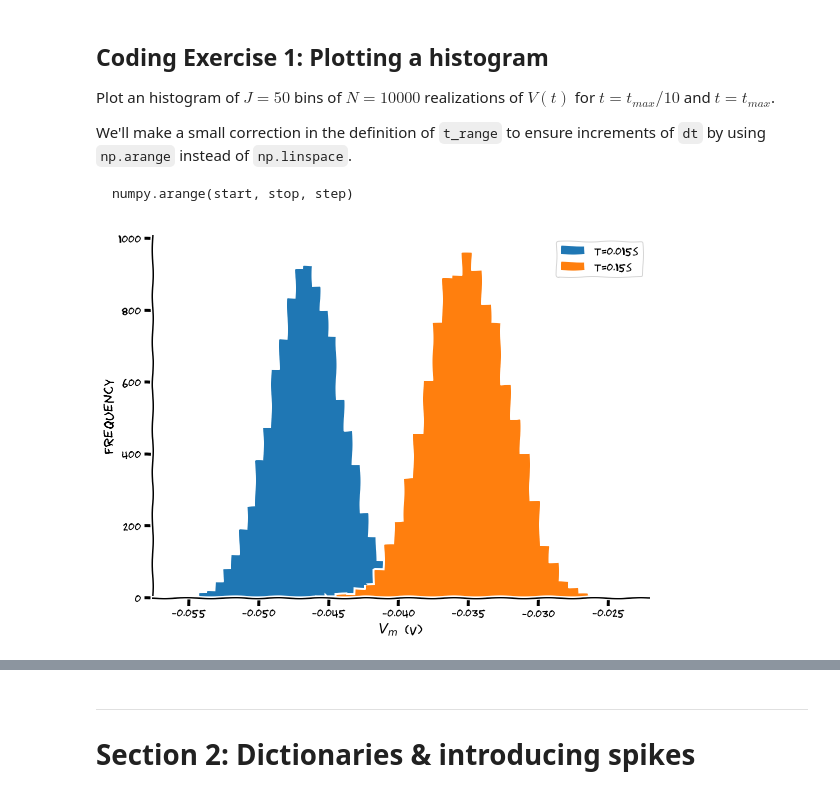
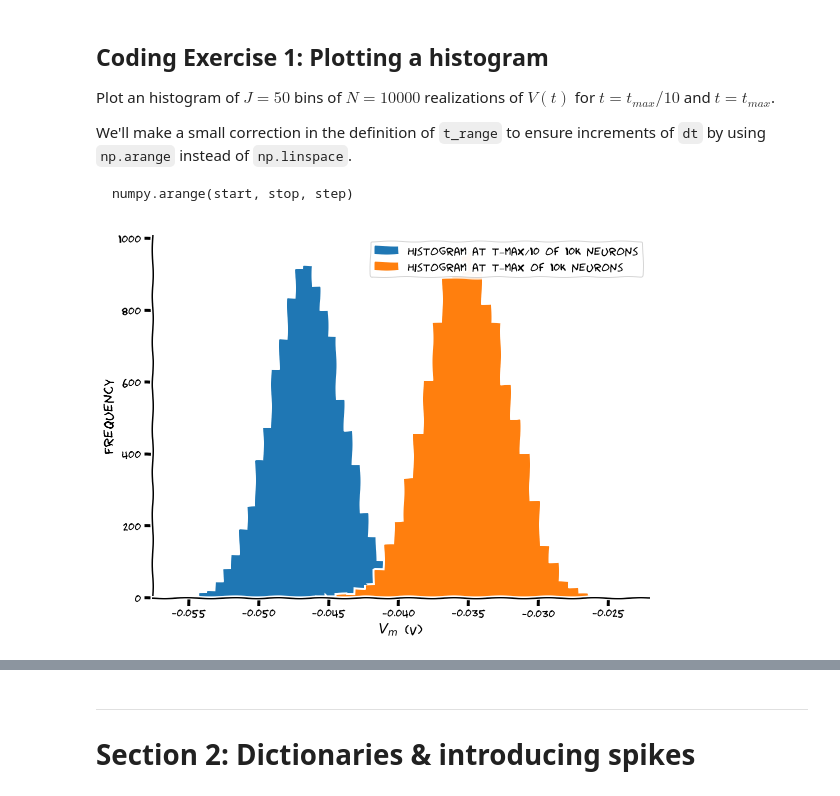
Before and after one commit to SuhaasAdiraju/NeuromatchAcademy2021_Workthrough_SA, a Jupyter notebook: tutorials/W0D2_PythonWorkshop2/student/W0D2_Tutorial1.ipynb, the cells around one changed output, grey strips where cells are left out. Saved outputs shown, nothing was run; the diff lists cells and outputs as text; code cells hidden in the pictures.

```diff
--- a/tutorials/W0D2_PythonWorkshop2/student/W0D2_Tutorial1.ipynb
+++ b/tutorials/W0D2_PythonWorkshop2/student/W0D2_Tutorial1.ipynb
@@ -209,8 +209,11 @@ We'll make a small correction in the definition of `t_range` to ensure increment
 #################################################
 ## TODO for students: fill out code to plot histogram ##
 # Fill out code and comment or remove the next line
-    #raise NotImplementedError("Student exercise: You need to plot histogram")
+      #raise NotImplementedError("Student exercise: You need to plot histogram")
 #################################################
+
+
+# tutorial instructions says 50 bins, they meant 32....
 
 # Set random number generator
 np.random.seed(2020)
@@ -219,40 +222,37 @@ np.random.seed(2020)
 t_range = np.arange(0, t_max, dt)
 step_end = len(t_range)
 n = 10000
 v_n = el * np.ones([n, step_end])
 i = i_mean * (1 + 0.1 * (t_max / dt)**(0.5) * (2 * np.random.random([n, step_end]) - 1))
 nbins = 32
 
 # Loop over time steps
 for step, t in enumerate(t_range):
 
   # Skip first iteration
   if step==0:
     continue
 
   # Compute v_n
   v_n[:, step] =  v_n[:, step - 1] + (dt / tau) * (el - v_n[:, step - 1] + r * i[:, step])
 
 # Initialize the figure
 with plt.xkcd():
   plt.figure()
   plt.ylabel('Frequency')
   plt.xlabel('$V_m$ (V)')
 
   # Plot a histogram at t_max/10 (add labels and parameters histtype='stepfilled' and linewidth=0)
-  plt.hist(v_n[:,int(step_end / 10)], nbins,
-            histtype='stepfilled', linewidth=0,
-            label = 't='+ str(t_max / 10) + 's')
+  plt.hist(v_n[:,(int(1000* t_max/10))], 32, label = 'Histogram at t_max/10 of 10k neurons' ,histtype='stepfilled', linewidth = 0)
 
   # Plot a histogram at t_max (add labels and parameters histtype='stepfilled' and linewidth=0)
-  plt.hist(v_n[:, -1], nbins,
-            histtype='stepfilled', linewidth=0,
-            label = 't='+ str(t_max) + 's')
+  plt.hist(v_n[:,(len(t_range)-1)], 32, label = 'Histogram at t_max of 10k neurons', histtype='stepfilled', linewidth = 0)
+
   # Add legend
   plt.legend()
   plt.show()
 # %% [output]
-[figure, old version]
+[figure, new version]
 # %% [markdown]
 [*Click for solution*](https://github.com/NeuromatchAcademy/precourse/tree/main//tutorials/W0D2_PythonWorkshop2/solutions/W0D2_Tutorial1_Solution_04b855a3.py)
 
```
Also changed, not shown: parts of 4 cells of this notebook.
